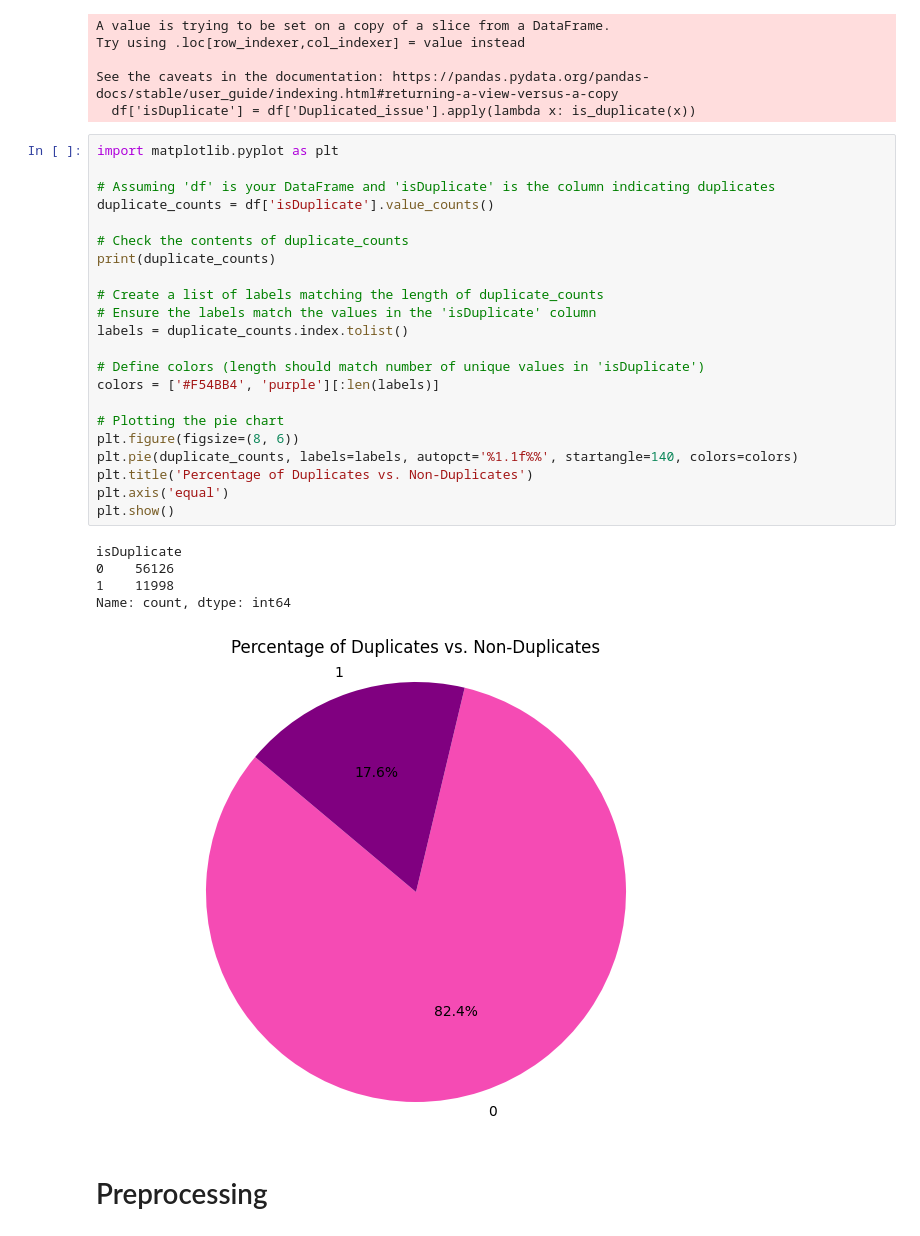
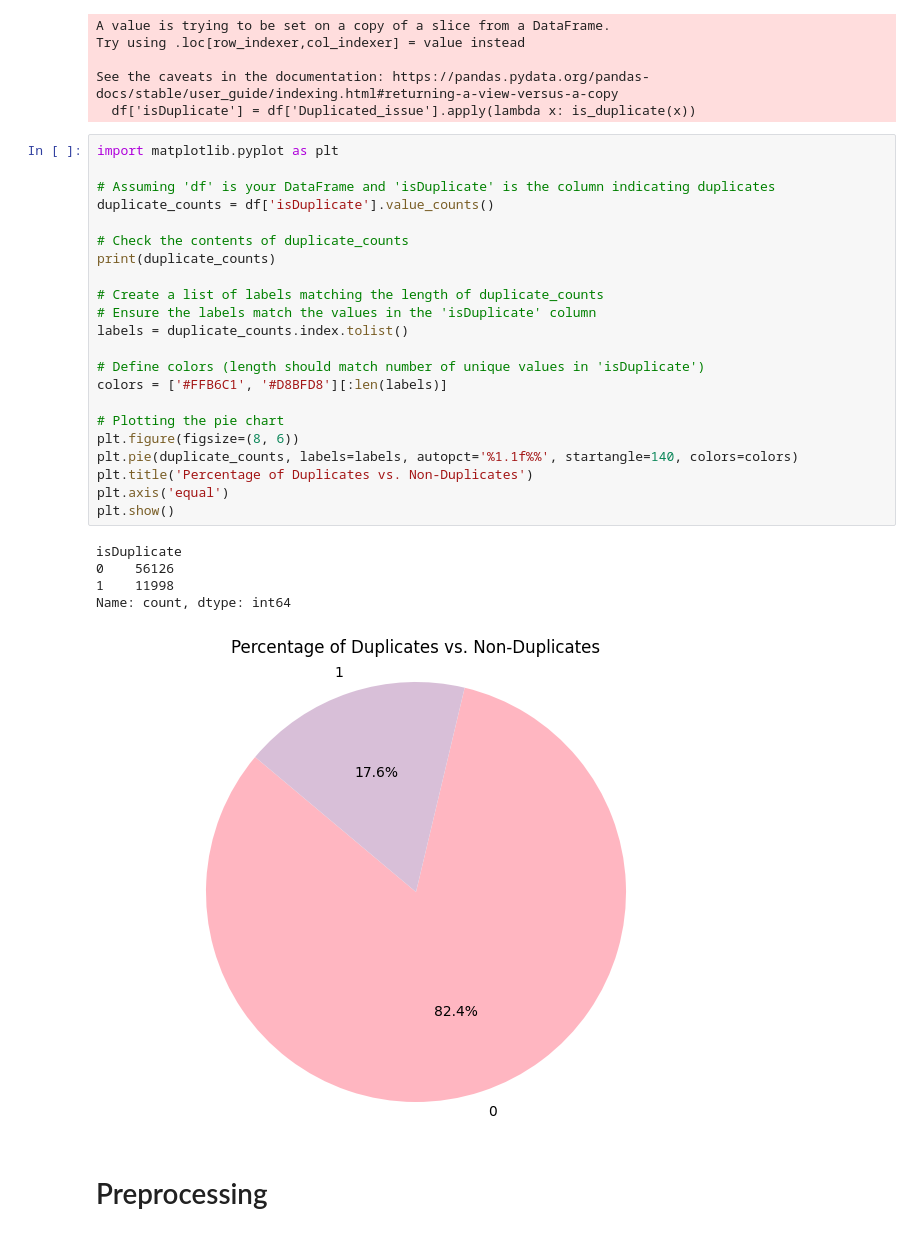
Before and after one commit to qas-lab/LaneyREU, a Jupyter notebook: Laney_REU_2024_draft3_no_summaries.ipynb, the cells around one changed output. Cells and saved outputs as stored; diff of their text form.

```diff
--- a/Laney_REU_2024_draft3_no_summaries.ipynb
+++ b/Laney_REU_2024_draft3_no_summaries.ipynb
@@ -67,31 +67,31 @@ See the caveats in the documentation: https://pandas.pydata.org/pandas-docs/stab
 # %%
 import matplotlib.pyplot as plt
 
 # Assuming 'df' is your DataFrame and 'isDuplicate' is the column indicating duplicates
 duplicate_counts = df['isDuplicate'].value_counts()
 
 # Check the contents of duplicate_counts
 print(duplicate_counts)
 
 # Create a list of labels matching the length of duplicate_counts
 # Ensure the labels match the values in the 'isDuplicate' column
 labels = duplicate_counts.index.tolist()
 
 # Define colors (length should match number of unique values in 'isDuplicate')
-colors = ['#F54BB4', 'purple'][:len(labels)]
+colors = ['#FFB6C1', '#D8BFD8'][:len(labels)]
 
 # Plotting the pie chart
 plt.figure(figsize=(8, 6))
 plt.pie(duplicate_counts, labels=labels, autopct='%1.1f%%', startangle=140, colors=colors)
 plt.title('Percentage of Duplicates vs. Non-Duplicates')
 plt.axis('equal')
 plt.show()
 # %% [output]
 isDuplicate
 0    56126
 1    11998
 Name: count, dtype: int64
-[figure, old version]
+[figure, new version]
 # %% [markdown]
 # Preprocessing
 # %%
```
Also changed, not shown: parts of 25 cells of this notebook.
